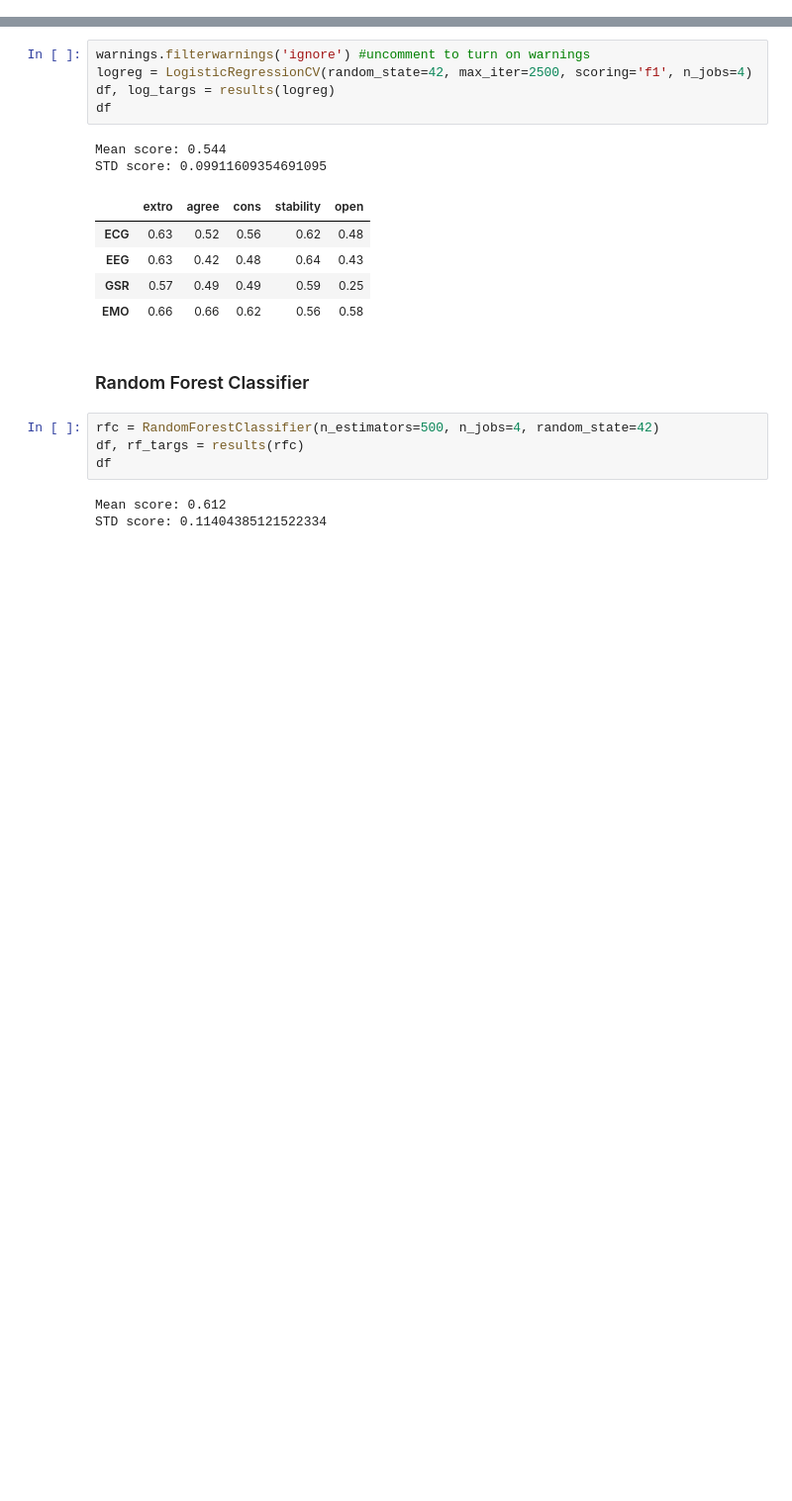
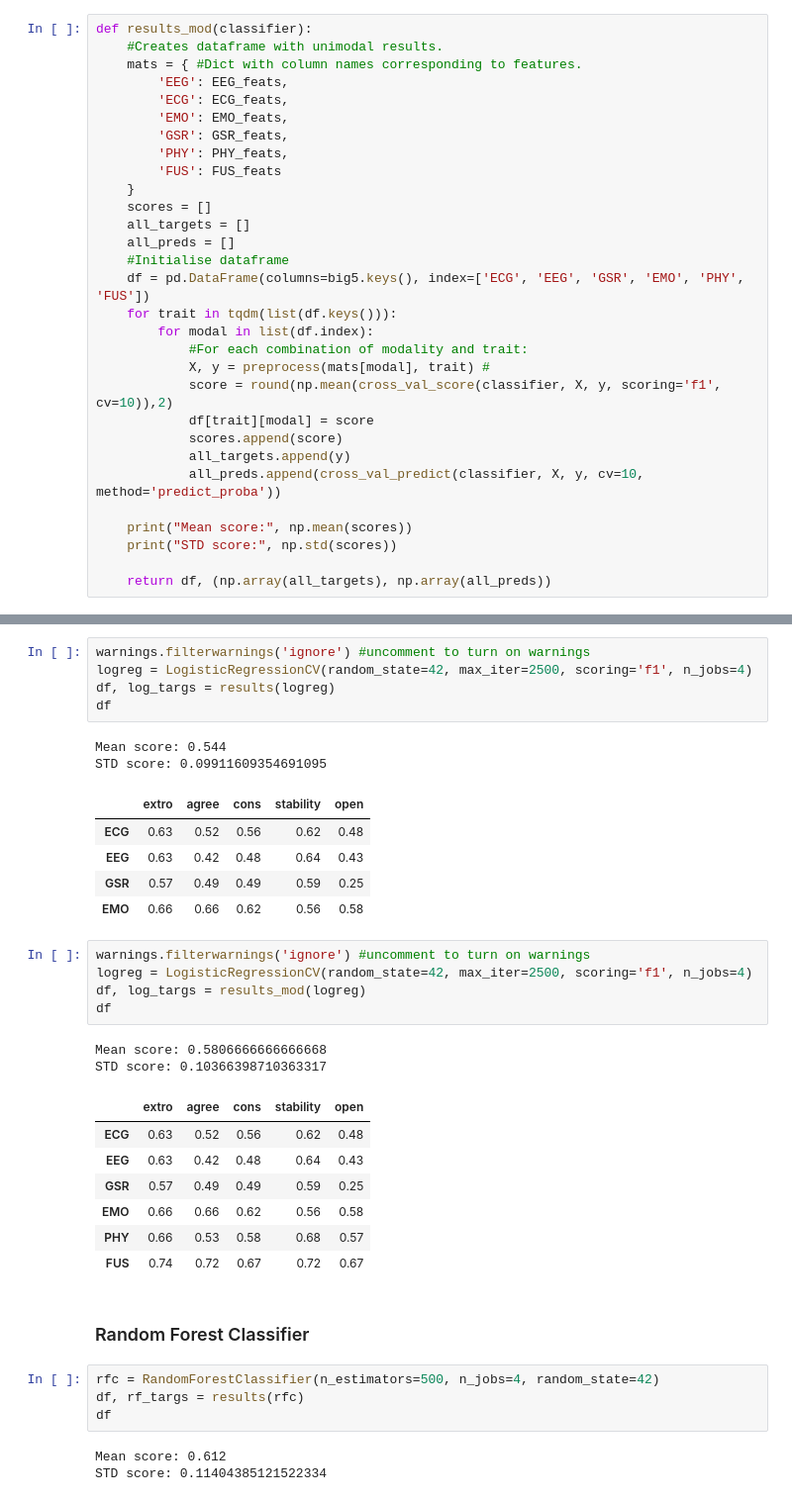
Before and after one commit to kroglkt/CogSci2, a Jupyter notebook: Reading Data.ipynb, the cells around one changed output, grey strips where cells are left out. Shown at 99% size. Saved outputs shown, nothing was run; the diff lists cells and outputs as text; blank space fills up the shorter version.

```diff
--- a/Reading Data.ipynb
+++ b/Reading Data.ipynb
@@ -238,6 +243,36 @@ def results(classifier):
     print("STD score:", np.std(scores))
 
     return df, (np.array(all_targets), np.array(all_preds))
+# %%
+def results_mod(classifier):
+    #Creates dataframe with unimodal results.
+    mats = { #Dict with column names corresponding to features.
+        'EEG': EEG_feats,
+        'ECG': ECG_feats,
+        'EMO': EMO_feats,
+        'GSR': GSR_feats,
+        'PHY': PHY_feats,
+        'FUS': FUS_feats
+    }
+    scores = []
+    all_targets = []
+    all_preds = []
+    #Initialise dataframe
+    df = pd.DataFrame(columns=big5.keys(), index=['ECG', 'EEG', 'GSR', 'EMO', 'PHY', 'FUS'])
+    for trait in tqdm(list(df.keys())):
+        for modal in list(df.index):
+            #For each combination of modality and trait:
+            X, y = preprocess(mats[modal], trait) #
+            score = round(np.mean(cross_val_score(classifier, X, y, scoring='f1', cv=10)),2)
+            df[trait][modal] = score
+            scores.append(score)
+            all_targets.append(y)
+            all_preds.append(cross_val_predict(classifier, X, y, cv=10, method='predict_proba'))
+
+    print("Mean score:", np.mean(scores))
+    print("STD score:", np.std(scores))
+
+    return df, (np.array(all_targets), np.array(all_preds))
 # %% [markdown]
 ## Models
 # %% [markdown]
@@ -255,6 +290,21 @@ STD score: 0.09911609354691095
 | EEG | 0.63 | 0.42 | 0.48 | 0.64 | 0.43 |
 | GSR | 0.57 | 0.49 | 0.49 | 0.59 | 0.25 |
 | EMO | 0.66 | 0.66 | 0.62 | 0.56 | 0.58 |
+# %%
+warnings.filterwarnings('ignore') #uncomment to turn on warnings
+logreg = LogisticRegressionCV(random_state=42, max_iter=2500, scoring='f1', n_jobs=4)
+df, log_targs = results_mod(logreg)
+df
+# %% [output]
+Mean score: 0.5806666666666668
+STD score: 0.10366398710363317
+|  | extro | agree | cons | stability | open |
+| ECG | 0.63 | 0.52 | 0.56 | 0.62 | 0.48 |
+| EEG | 0.63 | 0.42 | 0.48 | 0.64 | 0.43 |
+| GSR | 0.57 | 0.49 | 0.49 | 0.59 | 0.25 |
+| EMO | 0.66 | 0.66 | 0.62 | 0.56 | 0.58 |
+| PHY | 0.66 | 0.53 | 0.58 | 0.68 | 0.57 |
+| FUS | 0.74 | 0.72 | 0.67 | 0.72 | 0.67 |
 # %% [markdown]
 ### Random Forest Classifier
 # %%
```
Also changed, not shown: parts of 9 cells of this notebook.
